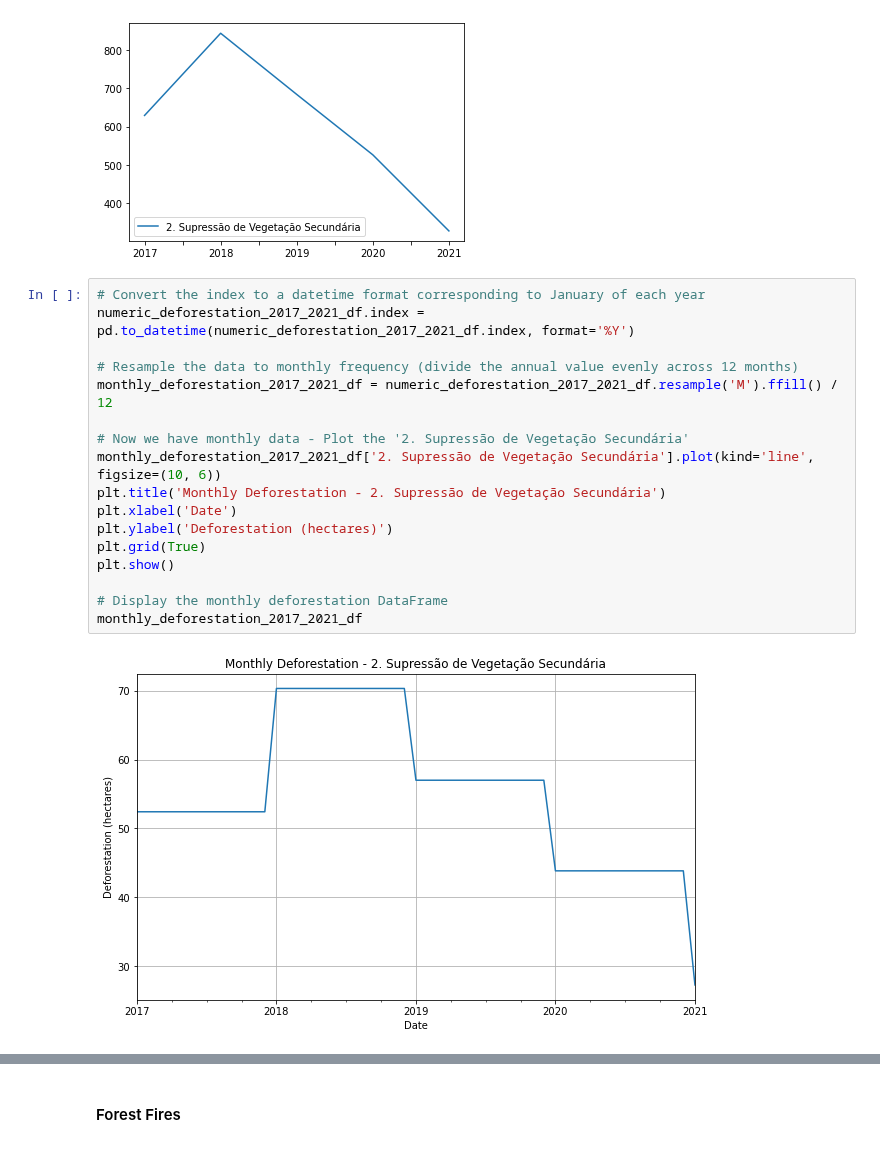
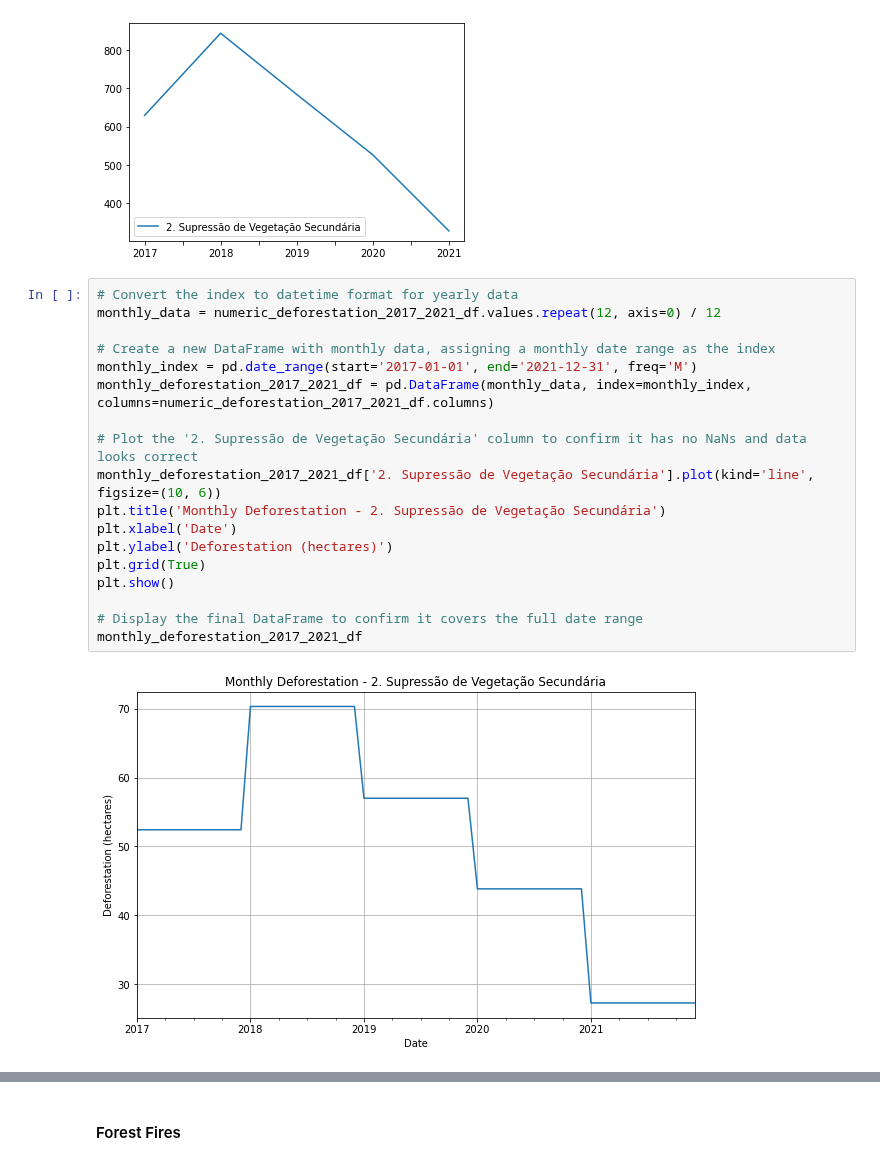
Before and after one commit to RaphaLevy/Study_on_Malaria_dynamics, a Jupyter notebook: mapbiomas_data/MapBiomas_Manaus_Data_2017_2021.ipynb, the cells around one changed output, grey strips where cells are left out. Drawn from its saved outputs; the diff is of its cells as text.

Commit message:
Corrects error in plotting of monthly deforestation in 2021

```diff
--- a/mapbiomas_data/MapBiomas_Manaus_Data_2017_2021.ipynb
+++ b/mapbiomas_data/MapBiomas_Manaus_Data_2017_2021.ipynb
@@ -139,24 +139,25 @@ plt.show()
 # %% [output]
 [figure]
 # %%
-# Convert the index to a datetime format corresponding to January of each year
-numeric_deforestation_2017_2021_df.index = pd.to_datetime(numeric_deforestation_2017_2021_df.index, format='%Y')
+# Convert the index to datetime format for yearly data
+monthly_data = numeric_deforestation_2017_2021_df.values.repeat(12, axis=0) / 12
 
-# Resample the data to monthly frequency (divide the annual value evenly across 12 months)
-monthly_deforestation_2017_2021_df = numeric_deforestation_2017_2021_df.resample('M').ffill() / 12
+# Create a new DataFrame with monthly data, assigning a monthly date range as the index
+monthly_index = pd.date_range(start='2017-01-01', end='2021-12-31', freq='M')
+monthly_deforestation_2017_2021_df = pd.DataFrame(monthly_data, index=monthly_index, columns=numeric_deforestation_2017_2021_df.columns)
 
-# Now we have monthly data - Plot the '2. Supressão de Vegetação Secundária'
+# Plot the '2. Supressão de Vegetação Secundária' column to confirm it has no NaNs and data looks correct
 monthly_deforestation_2017_2021_df['2. Supressão de Vegetação Secundária'].plot(kind='line', figsize=(10, 6))
 plt.title('Monthly Deforestation - 2. Supressão de Vegetação Secundária')
 plt.xlabel('Date')
 plt.ylabel('Deforestation (hectares)')
 plt.grid(True)
 plt.show()
 
-# Display the monthly deforestation DataFrame
+# Display the final DataFrame to confirm it covers the full date range
 monthly_deforestation_2017_2021_df
 # %% [output]
-[figure, old version]
+[figure, new version]
 | Classes | 2. Supressão de Vegetação Secundária | 2.1. Floresta | 2.1.1. Formação Florestal | 2.1.4. Floresta Alagável (beta) | 2.2. Formação Natural não Florestal | ... |
 | 2017-01-31 | 52.416667 | 48.166667 | 45.500000 | 2.583333 | 4.250000 | ... |
 | 2017-02-28 | 52.416667 | 48.166667 | 45.500000 | 2.583333 | 4.250000 | ... |
```
Also changed, not shown: parts of 1 cell of this notebook.
